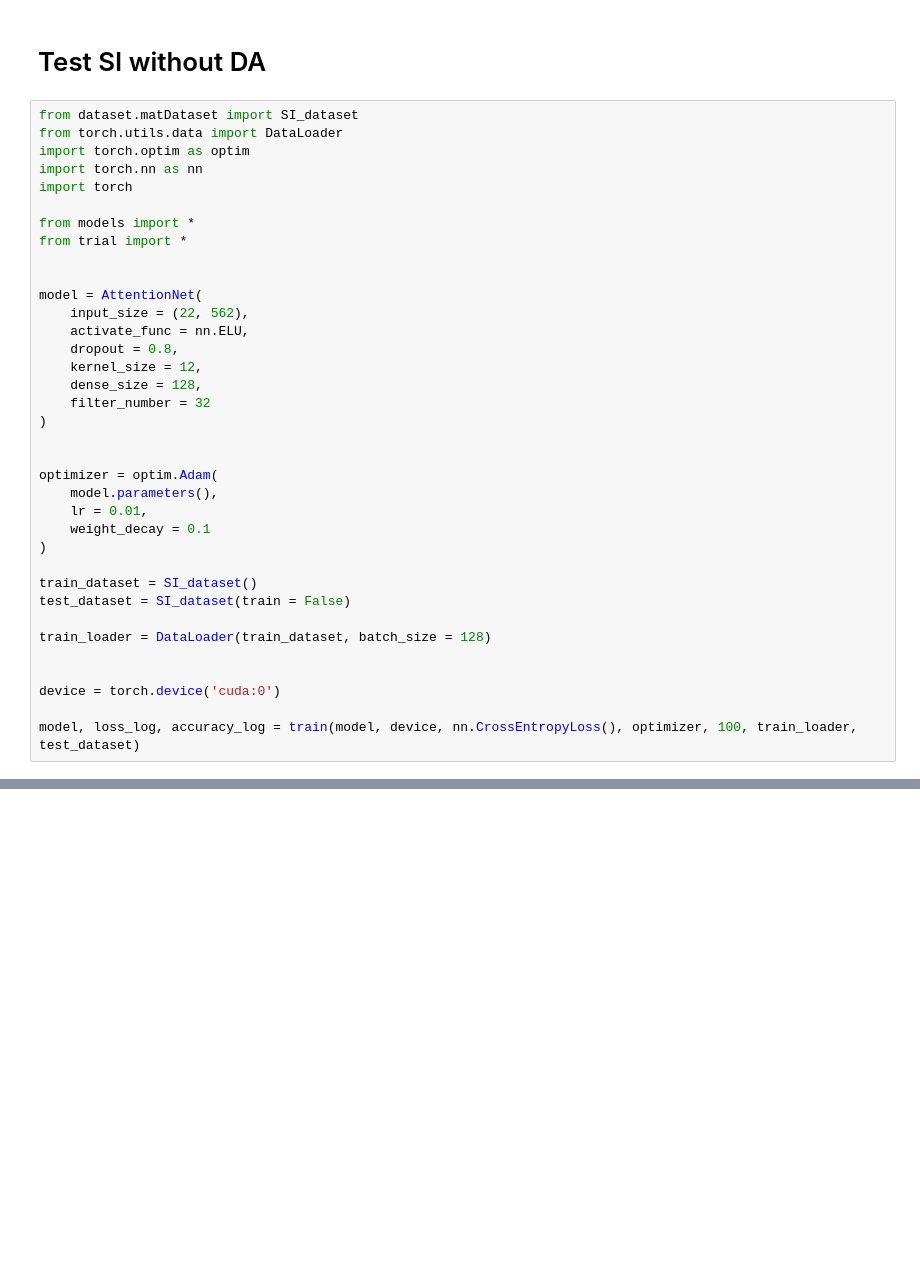
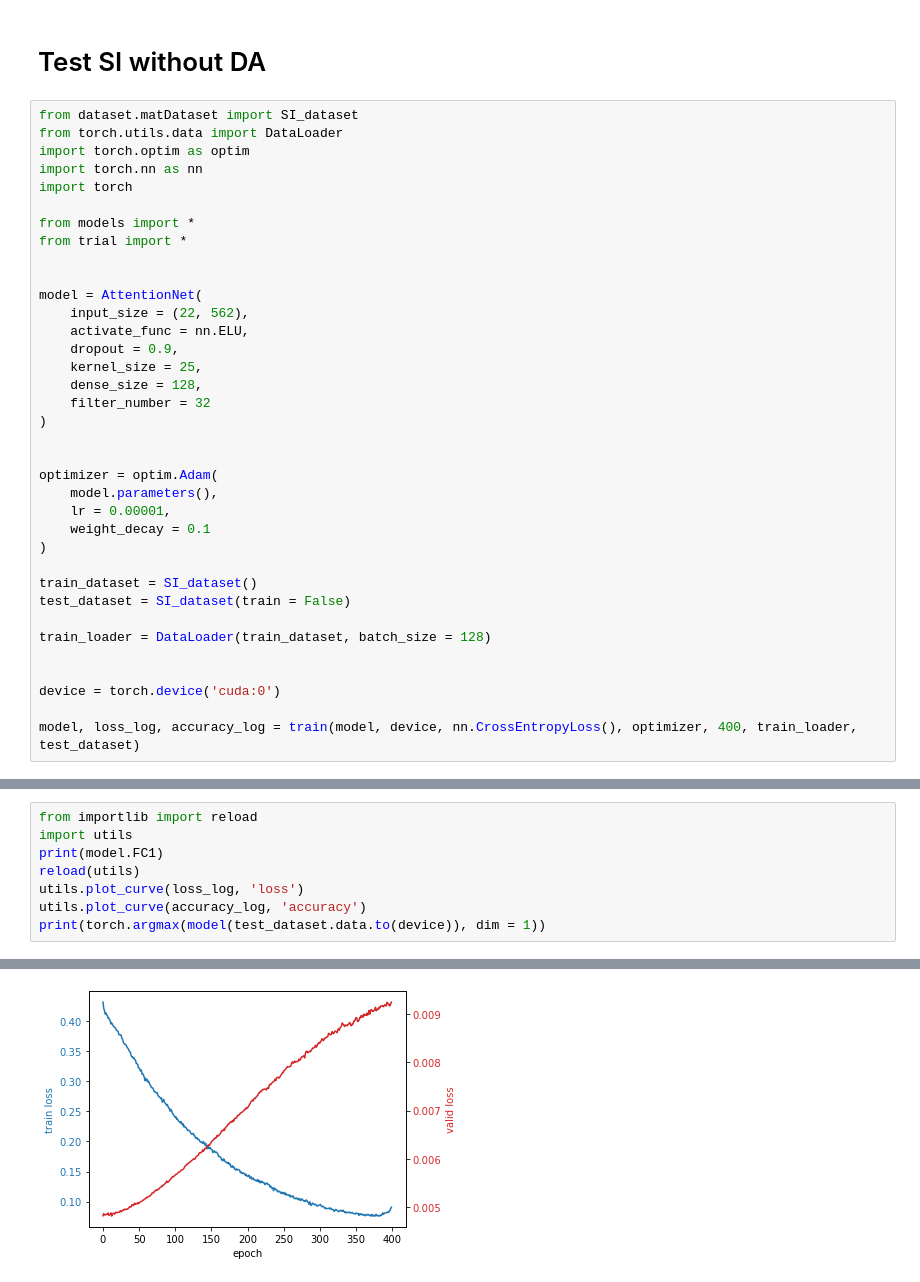
Before and after one commit to mmi366127/end-to-end-CNN-with-attentional-mechanism-to-raw-EEG-in-BCI-classification, a Jupyter notebook: main.ipynb, the cells around one changed output, grey strips where cells are left out. Saved outputs shown, nothing was run; the diff lists cells and outputs as text; blank space fills up the shorter version.

```diff
--- a/main.ipynb
+++ b/main.ipynb
@@ -14,8 +14,8 @@ from trial import *
 model = AttentionNet(
     input_size = (22, 562),
     activate_func = nn.ELU,
-    dropout = 0.8,
-    kernel_size = 12,
+    dropout = 0.9,
+    kernel_size = 25,
     dense_size = 128,
     filter_number = 32
 )
@@ -23,7 +23,7 @@ model = AttentionNet(
 
 optimizer = optim.Adam(
     model.parameters(),
-    lr = 0.01,
+    lr = 0.00001,
     weight_decay = 0.1
 )
 
@@ -35,4 +35,4 @@ train_loader = DataLoader(train_dataset, batch_size = 128)
 
 device = torch.device('cuda:0')
 
-model, loss_log, accuracy_log = train(model, device, nn.CrossEntropyLoss(), optimizer, 100, train_loader, test_dataset)
+model, loss_log, accuracy_log = train(model, device, nn.CrossEntropyLoss(), optimizer, 400, train_loader, test_dataset)
@@ -52,0 +39,9 @@ current loss: 0.004813522514369752, current accuracy: 0.25
+# %%
+from importlib import reload
+import utils
+print(model.FC1)
+reload(utils)
+utils.plot_curve(loss_log, 'loss')
+utils.plot_curve(accuracy_log, 'accuracy')
+print(torch.argmax(model(test_dataset.data.to(device)), dim = 1))
+# %% [output]
@@ -52,0 +52 @@ current loss: 0.004813522514369752, current accuracy: 0.25
+[figure, added]
```
Also changed, not shown: parts of 11 cells of this notebook, 3 other files.
